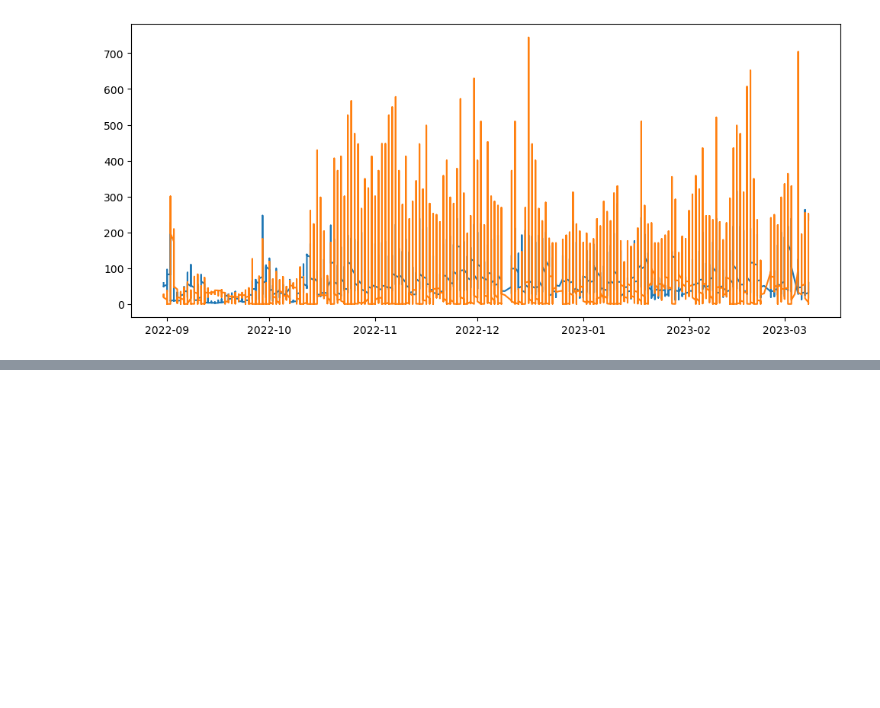
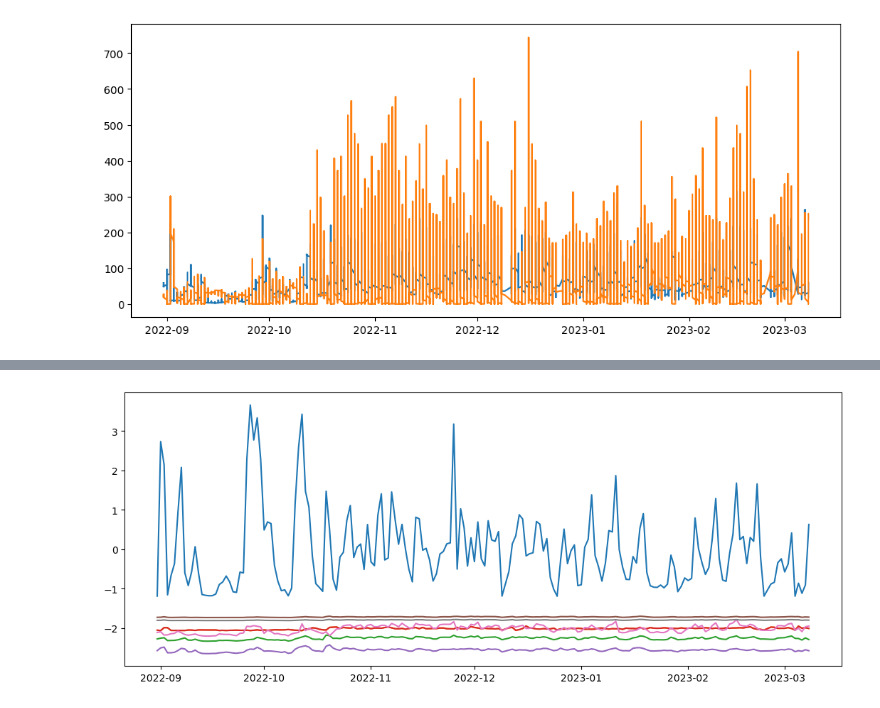
Before and after one commit to OmdenaAI/omdena-mumbai-chapter-air-quality, a Jupyter notebook: src/tasks/task-2-eda/aqi_apidata_eda.ipynb, the cells around one changed output, grey strips where cells are left out. Drawn from its saved outputs; the diff is of its cells as text; code cells hidden in the pictures; blank space fills up the shorter version.

```diff
--- a/src/tasks/task-2-eda/aqi_apidata_eda.ipynb
+++ b/src/tasks/task-2-eda/aqi_apidata_eda.ipynb
@@ -67,0 +95,32 @@ plt.show()
+# %%
+mean_list = mdf.mean().to_list()
+sd_list = mdf.std().to_list()
+col_list = mdf.columns.to_list()
+
+# define scaling function
+def scaling_func(row):
+    row.CO = (row.CO - mean_list[0])/sd_list[0]
+    row.NO = (row.NO - mean_list[1])/sd_list[1]
+    row.NO2 = (row.NO2 - mean_list[2])/sd_list[2]
+    row.O3 = (row.O3 - mean_list[3])/sd_list[3]
+    row.SO2 = (row.SO2 - mean_list[4])/sd_list[4]
+    row.PM2_5 = (row.PM2_5 - mean_list[5])/sd_list[5]
+    row.PM10 = (row.PM10 - mean_list[6])/sd_list[6]
+    row.NH3 = (row.NH3 - mean_list[7])/sd_list[7]
+    row.AQI = (row.AQI - mean_list[8])/sd_list[8]
+    return row
+# %%
+sdf = mdf.apply(scaling_func, axis='columns')
+# %%
+plt.figure(figsize=(13,5))
+plt.plot(sdf.index, sdf['NO'])
+plt.plot(sdf.index, sdf['O3'])
+plt.plot(sdf.index, sdf['NO2'])
+plt.plot(sdf.index, sdf['O3'])
+plt.plot(sdf.index, sdf['SO2'])
+plt.plot(sdf.index, sdf['PM2_5'])
+plt.plot(sdf.index, sdf['NH3'])
+plt.plot(sdf.index, sdf['PM10'])
+plt.show()
+# %% [output]
+[figure, added]
```
Also changed, not shown: parts of 3 cells of this notebook.
